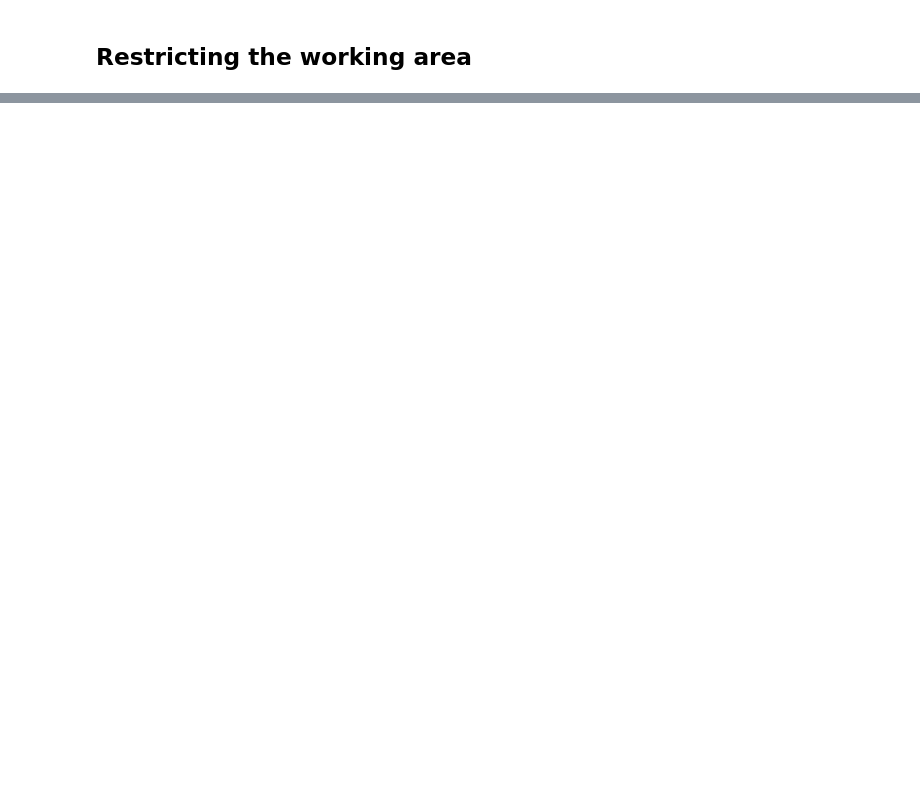
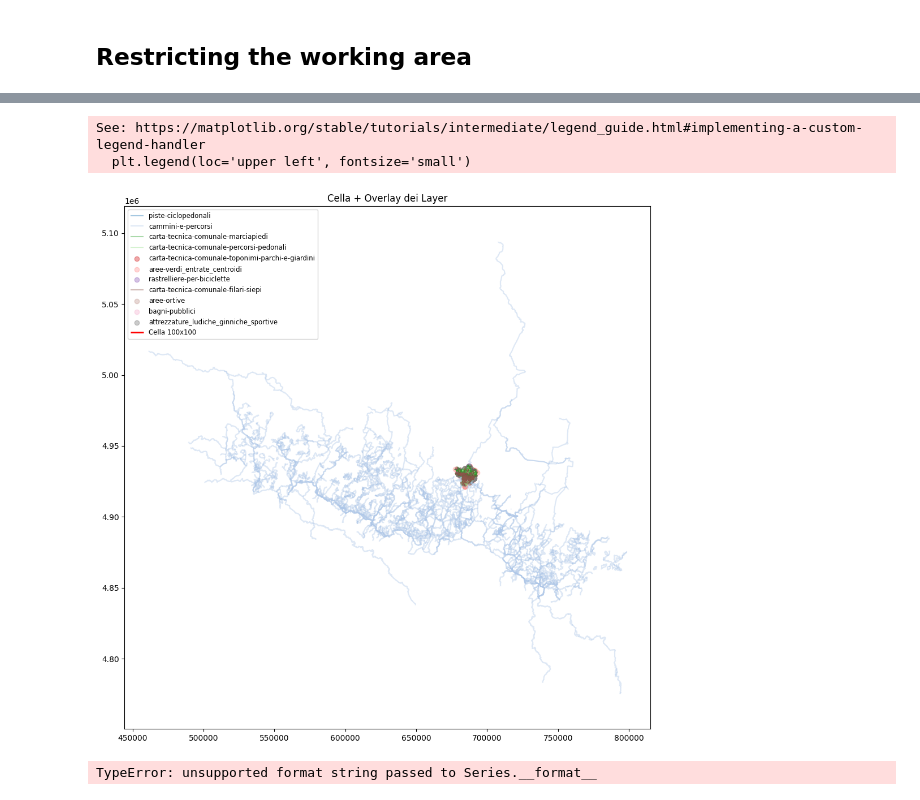
Before and after one commit to ireneburri/AIIT, a Jupyter notebook: main.ipynb, the cells around one changed output, grey strips where cells are left out. Cells and saved outputs as stored; diff of their text form; code cells hidden in the pictures; blank space fills up the shorter version.

```diff
--- a/main.ipynb
+++ b/main.ipynb
@@ -428,0 +753,14 @@ Layer 'aree-ortive' è vuoto o privo di geometrie.
+# %%
+records = []
+
+for cella in grid.geometry:
+    punteggio, copertura, dettagli = valuta_cella(cella, layer_scores, layer_gdfs, mostra_mappa=False)
+    records.append({
+        "Box": cella,
+        "Copertura": copertura,
+        "Valutazione": punteggio,
+        "Dettagli": dettagli if copertura > 0 else "Nessun layer coperto"
+    })
+
+# 3. Crea un DataFrame finale
+results = pd.DataFrame(records)
@@ -428,0 +779,44 @@ Layer 'aree-ortive' è vuoto o privo di geometrie.
+# %%
+# Mostra 10 celle randomicamente
+sample = grid.sample(1)
+
+for idx, row in sample.iterrows():
+    # print(f"Cella {idx}:")
+    # print(f"Box: {row.geometry}")
+    # print(f"Dettagli: {results[results['Box'] == row.geometry]['Dettagli'].values[0]}\n")
+    # print(f"Copertura: {results[results['Box'] == row.geometry]['Copertura'].values[0]:.2f}%\n")
+    # print(f"Valutazione: {results[results['Box'] == row.geometry]['Valutazione'].values[0]:.2f}\n")
+
+    gdf_cella = gpd.GeoDataFrame(geometry=[row.geometry], crs="EPSG:32632")
+    fig, ax = plt.subplots(figsize=(12, 12))
+
+    color_map = {}  # Per legenda chiara
+
+    for i, layer_name in enumerate(layer_scores.keys()):
+        try:
+            gdf = gpd.read_file(gpkg_path, layer=layer_name).to_crs("EPSG:32632")
+            if not gdf.empty:
+                color = plt.cm.tab20(i % 20)  # Colori leggibili
+                gdf.plot(ax=ax, color=color, alpha=0.4, label=layer_name)
+                color_map[layer_name] = color
+        except Exception as e:
+            print(f"Errore nel layer {layer_name}: {e}")
+            continue
+
+    # Plot cella rossa
+    gdf_cella.boundary.plot(ax=ax, edgecolor='red', linewidth=2, label="Cella 100x100")
+
+    plt.title("Cella + Overlay dei Layer")
+    plt.legend(loc='upper left', fontsize='small')
+    plt.axis('equal')
+    plt.show()
+
+    print(f"\nPunteggio totale: {results['Valutazione']:.3f}\nCopertura totale: {results['Copertura']:.1f}%\n")
+    print("Dettagli per layer:")
+    for nome, perc, parziale in results['Dettagli'].values[0]:
+        print(f"- {nome}: {perc:.1f}% coperto → punteggio {parziale:.3f}")
+# %% [output]
+See: https://matplotlib.org/stable/tutorials/intermediate/legend_guide.html#implementing-a-custom-legend-handler
+  plt.legend(loc='upper left', fontsize='small')
+[figure, added]
+TypeError: unsupported format string passed to Series.__format__
```
Also changed, not shown: parts of 17 cells of this notebook.
